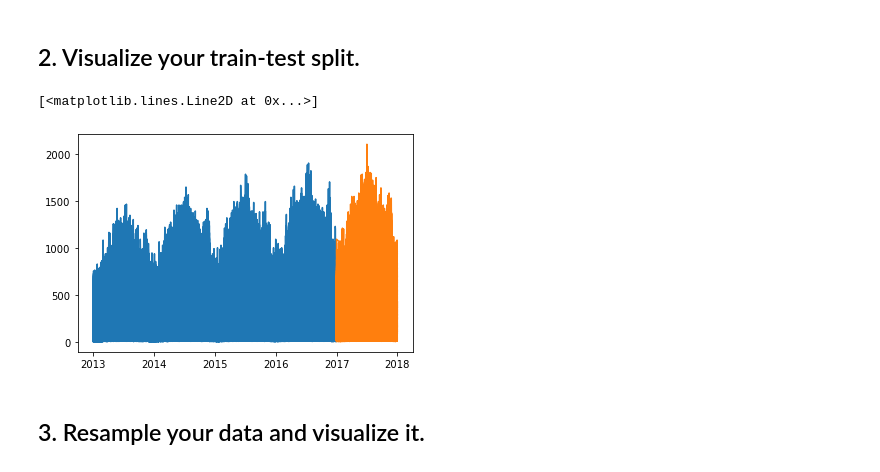
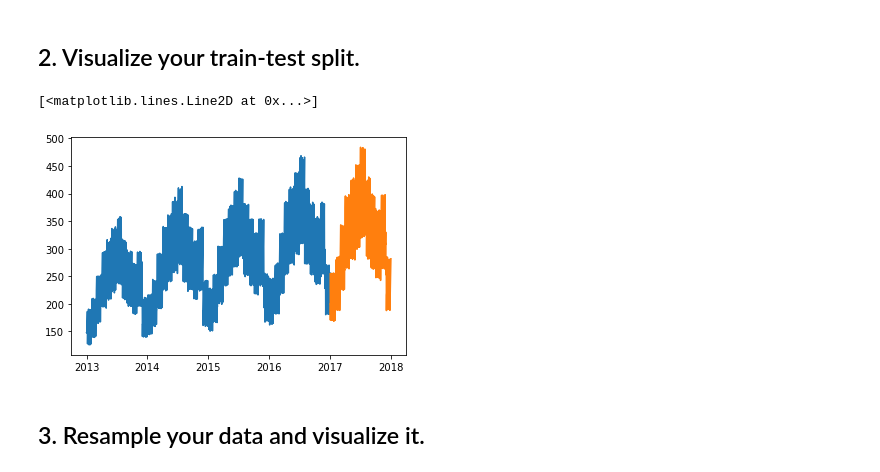
Before and after one commit to Miller-Ryan-1/time-series-exercises, a Jupyter notebook: explore.ipynb, the cells around one changed output. Saved outputs shown, nothing was run; the diff lists cells and outputs as text; code cells hidden in the pictures.

```diff
--- a/explore.ipynb
+++ b/explore.ipynb
@@ -54,11 +54,11 @@ True
 # %% [markdown]
 ## 2. Visualize your train-test split.
 # %%
-plt.plot(train.index, train.sales_total)
-plt.plot(test.index, test.sales_total)
+plt.plot(train.resample('D').mean().index, train.resample('D').mean().sales_total)
+plt.plot(test.resample('D').mean().index, test.resample('D').mean().sales_total)
 # %% [output]
 [<matplotlib.lines.Line2D at 0x...>]
-[figure, old version]
+[figure, new version]
 # %% [markdown]
 ## 3. Resample your data and visualize it.
 # %% [markdown]
```
Also changed, not shown: parts of 24 cells of this notebook.
